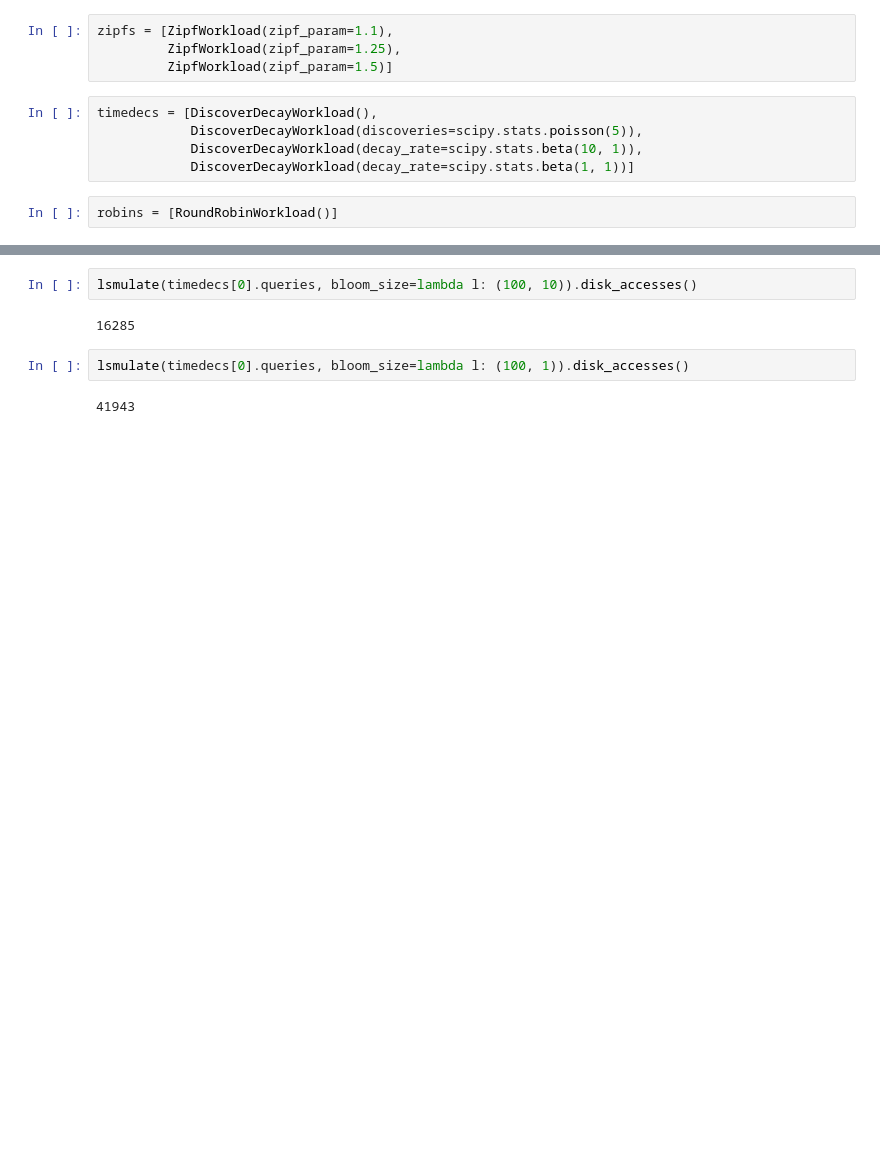
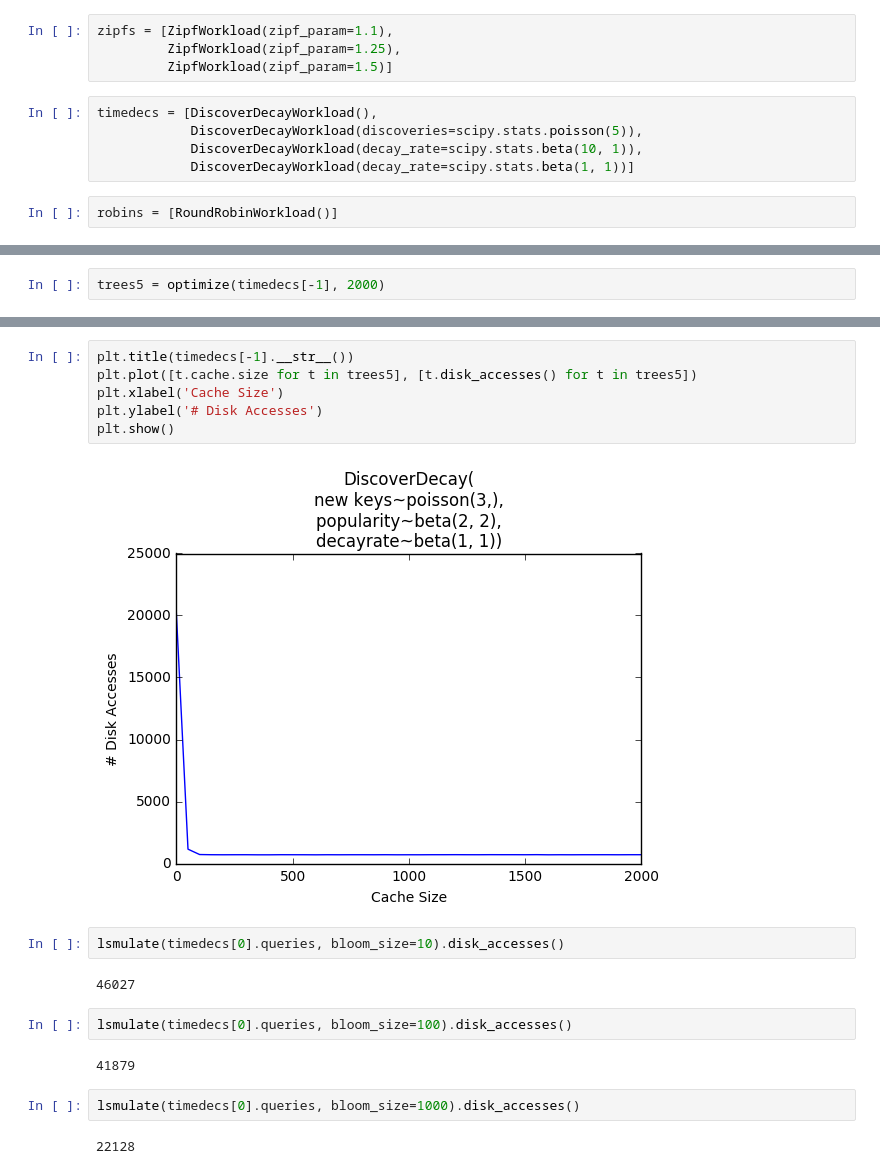
Before and after one commit to asross/cs265, a Jupyter notebook: simulations/lsoptimizer.ipynb, the cells around one changed output, grey strips where cells are left out. Saved outputs shown, nothing was run; the diff lists cells and outputs as text; blank space fills up the shorter version.

```diff
--- a/simulations/lsoptimizer.ipynb
+++ b/simulations/lsoptimizer.ipynb
@@ -42,3 +40,5 @@ trees4 = optimize(robins[0], 100)
+# %%
+trees5 = optimize(timedecs[-1], 2000)
 # %%
 plt.title('Zipf(1.5) workload')
 plt.plot([t.cache.size for t in trees], [t.disk_accesses() for t in trees])
@@ -74,8 +74,20 @@ plt.show()
+# %%
+plt.title(timedecs[-1].__str__())
+plt.plot([t.cache.size for t in trees5], [t.disk_accesses() for t in trees5])
+plt.xlabel('Cache Size')
+plt.ylabel('# Disk Accesses')
+plt.show()
+# %% [output]
+[figure, added]
 # %%
-lsmulate(timedecs[0].queries, bloom_size=lambda l: (100, 10)).disk_accesses()
+lsmulate(timedecs[0].queries, bloom_size=10).disk_accesses()
 # %% [output]
-16285
+46027
 # %%
-lsmulate(timedecs[0].queries, bloom_size=lambda l: (100, 1)).disk_accesses()
+lsmulate(timedecs[0].queries, bloom_size=100).disk_accesses()
 # %% [output]
-41943
+41879
+# %%
+lsmulate(timedecs[0].queries, bloom_size=1000).disk_accesses()
+# %% [output]
+22128
```
Also changed, not shown: parts of 10 cells of this notebook.
